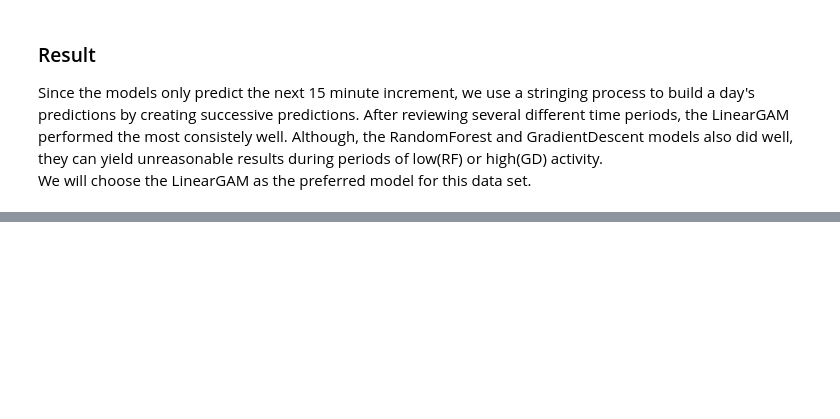
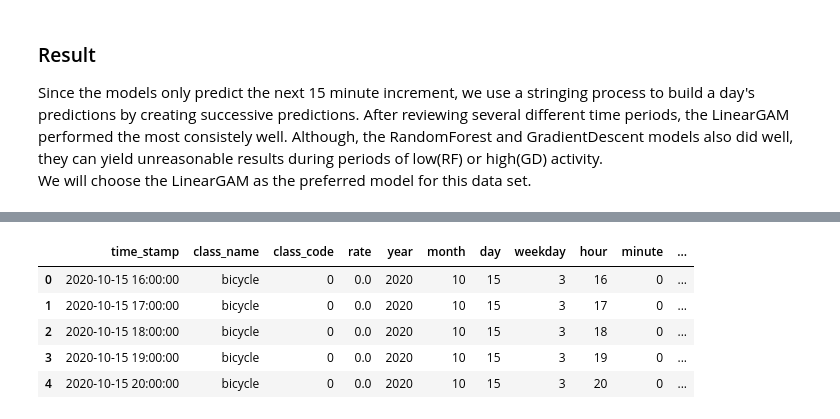
Before and after one commit to mcdomx/monitor, a Jupyter notebook: notebooks/monitor_forecasting.ipynb, the cells around one changed output, grey strips where cells are left out. Cells and saved outputs as stored; diff of their text form; code cells hidden in the pictures; blank space fills up the shorter version.

Commit message:
setup forecasting service landscape

```diff
--- a/notebooks/monitor_forecasting.ipynb
+++ b/notebooks/monitor_forecasting.ipynb
@@ -869,0 +906,30 @@ We will choose the LinearGAM as the preferred model for this data set.
+# %%
+def _get_master_df(monitor_name, interval, hours_to_predict, classes_to_predict, from_date):
+    rs = get_rs(monitor_name=monitor_name, categories=classes_to_predict, from_date=from_date)
+    _df = set_interval(pd.DataFrame(rs), interval=interval)
+    _df = add_category_codes(_df, 'class_name', 'class_code')
+    _df = extend_time_features(_df)
+    _df = add_history_columns(_df, value_column='rate',
+                              category_column='class_name',
+                              n_intervals=hours_to_predict * int((60 / interval)))
+    return _df
+# %%
+def create_forecast(monitor_name, prediction_interval=60, hours_to_predict=24, classes_to_predict=None, from_date=None):
+    _df = _get_master_df(monitor_name,
+                         interval=prediction_interval,
+                         hours_to_predict=hours_to_predict,
+                         classes_to_predict=classes_to_predict,
+                         from_date=from_date)
+
+    X_train, X_test, y_train, y_test, train_df, test_df = get_train_test_split(_df, hours_in_test=hours_to_predict, y_intervals=1)
+
+    train_x_cols = ['class_code'] + [c for c in train_df.columns[::-1] if c.startswith('-')]
+    train_y_cols = 'rate'
+
+    best_model = _get_best_model(train_df, test_df, train_x_cols, train_y_cols)
+
+    pred_df = string_predictions(best_model, test_df, train_x_cols, train_y_cols, prediction_interval)
+
+    return pred_df
+# %%
+xfc = create_forecast('MyMonitor')
@@ -869,0 +954,9 @@ We will choose the LinearGAM as the preferred model for this data set.
+# %%
+xfc.head()
+# %% [output]
+|  | time_stamp | class_name | class_code | rate | year | month | day | weekday | hour | minute | ... |
+| 0 | 2020-10-15 16:00:00 | bicycle | 0 | 0.0 | 2020 | 10 | 15 | 3 | 16 | 0 | ... |
+| 1 | 2020-10-15 17:00:00 | bicycle | 0 | 0.0 | 2020 | 10 | 15 | 3 | 17 | 0 | ... |
+| 2 | 2020-10-15 18:00:00 | bicycle | 0 | 0.0 | 2020 | 10 | 15 | 3 | 18 | 0 | ... |
+| 3 | 2020-10-15 19:00:00 | bicycle | 0 | 0.0 | 2020 | 10 | 15 | 3 | 19 | 0 | ... |
+| 4 | 2020-10-15 20:00:00 | bicycle | 0 | 0.0 | 2020 | 10 | 15 | 3 | 20 | 0 | ... |
```
Also changed, not shown: parts of 14 cells of this notebook, 8 other files.
